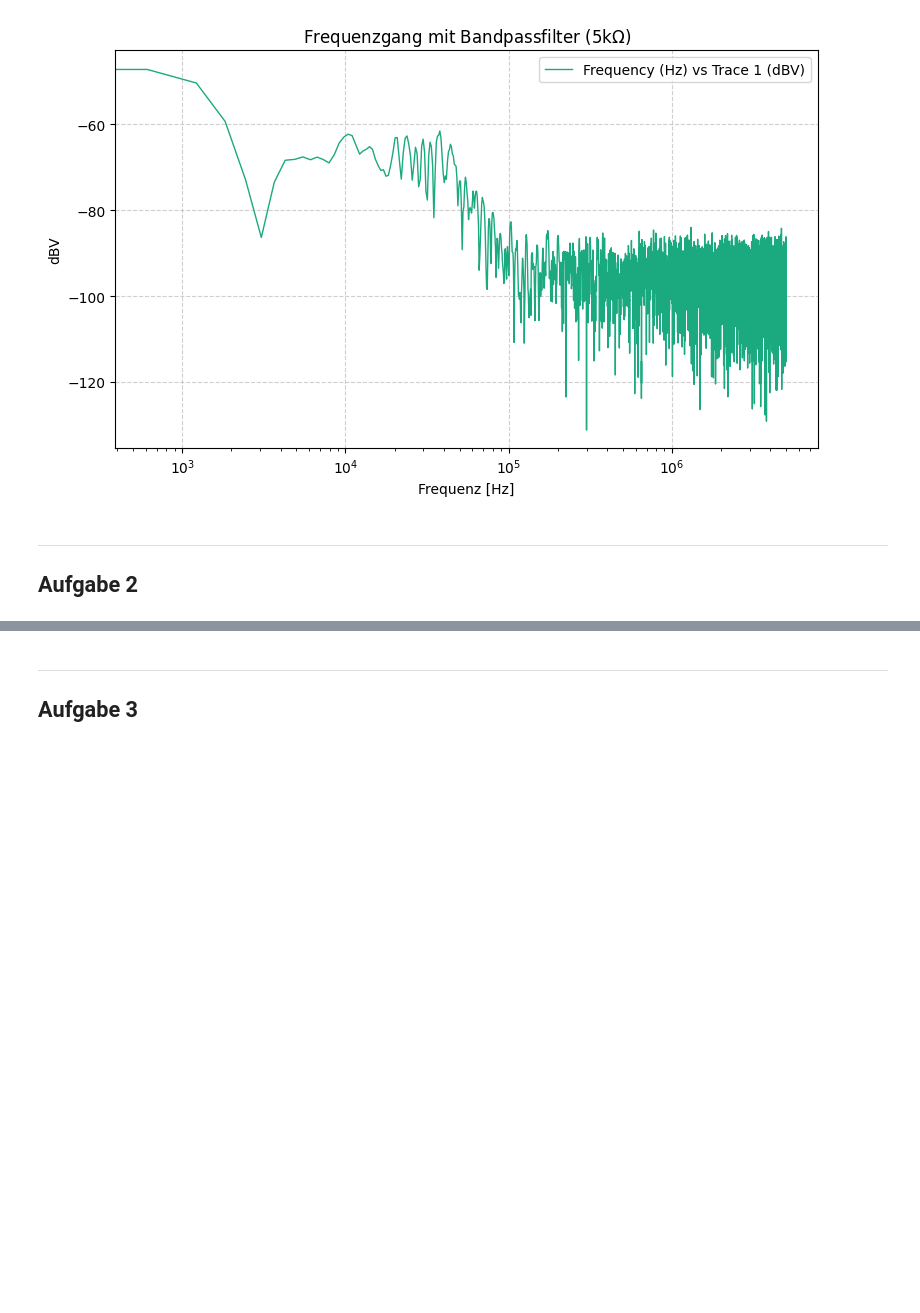
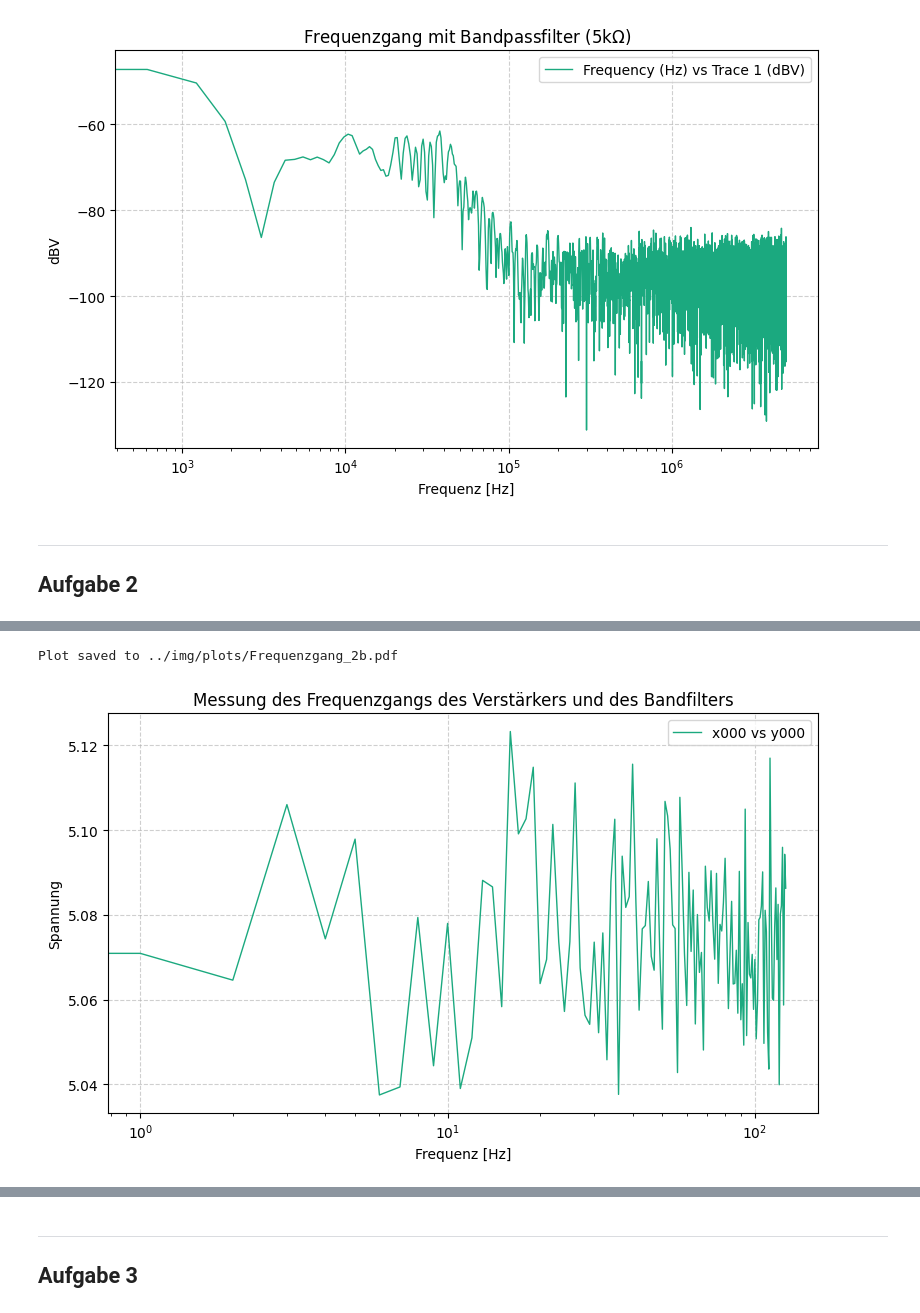
Before and after one commit to FinnZeumer/PAP-2, a Jupyter notebook: Versuche/243/Python/243.ipynb, the cells around one changed output, grey strips where cells are left out. Saved outputs shown, nothing was run; the diff lists cells and outputs as text; code cells hidden in the pictures; blank space fills up the shorter version.

```diff
--- a/Versuche/243/Python/243.ipynb
+++ b/Versuche/243/Python/243.ipynb
@@ -125,0 +146,8 @@ Plot saved to ../img/plots/Frequenzgang_Bandfliter-5K.pdf
+# %%
+aufgabe = '2b'
+pap.plot_general_csv("A2/30k.csv", "x000", "y000",
+                 title=fr"Messung des Frequenzgangs des Verstärkers und des Bandfilters", xlabel="Frequenz [Hz]", ylabel="Spannung",
+                 log_x=True, save_path=fr"{plt_save_folder}Frequenzgang_{aufgabe}.pdf")
+# %% [output]
+Plot saved to ../img/plots/Frequenzgang_2b.pdf
+[figure, added]
```
Also changed, not shown: parts of 4 cells of this notebook, 35 other files.
